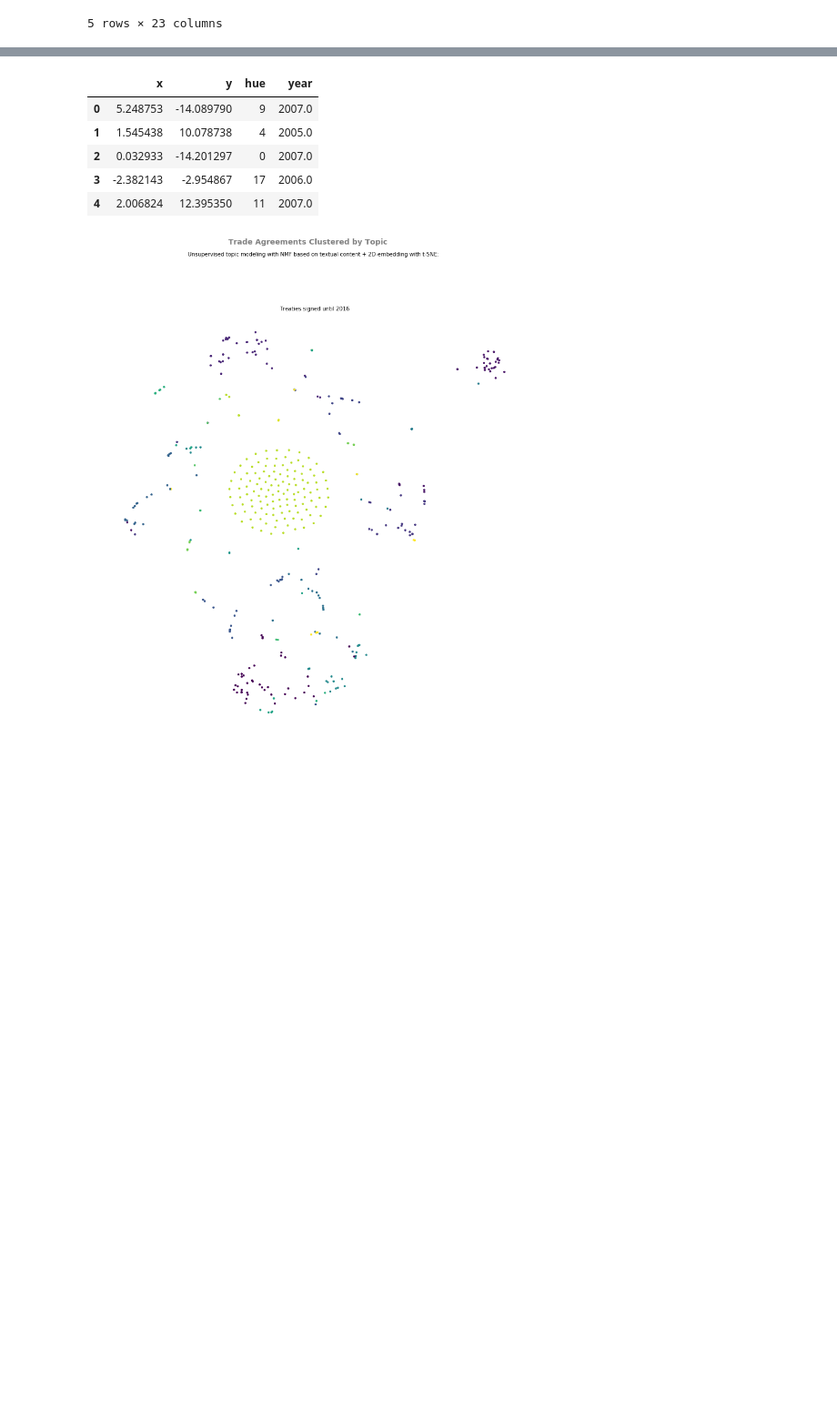
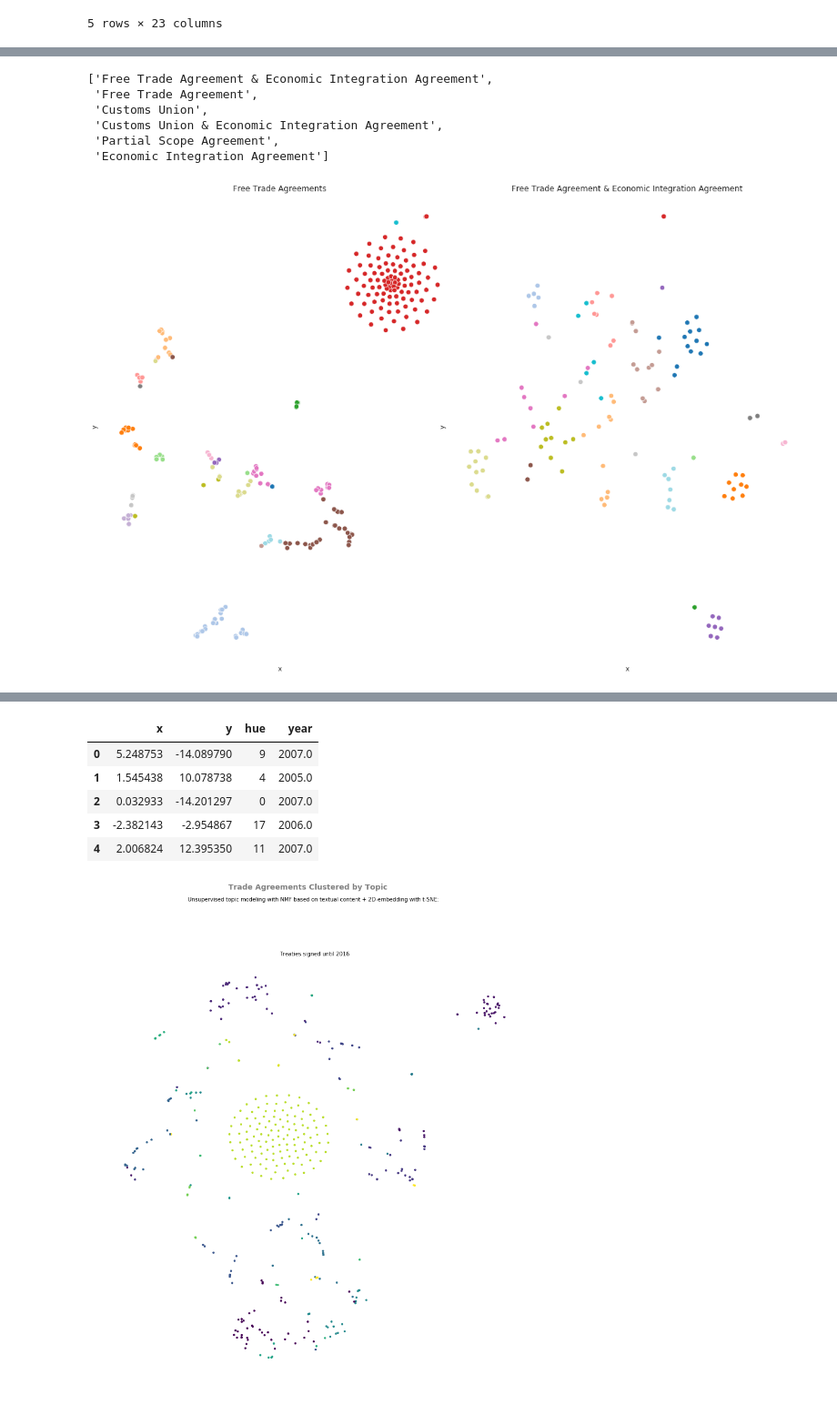
Before and after one commit to OllieFord/DS4D-Trade-Agreement-Project, a Jupyter notebook: Visualisations/DocumentClustering.ipynb, the cells around one changed output, grey strips where cells are left out. Shown: that part at 91% size. Drawn from its saved outputs; the diff is of its cells as text; code cells hidden in the pictures; blank space fills up the shorter version.

Commit message:
Cleaned viz notebooks and created visualisations

```diff
--- a/Visualisations/DocumentClustering.ipynb
+++ b/Visualisations/DocumentClustering.ipynb
@@ -131,7 +132,7 @@ textdf["chapter_number"] = chapter_numbers
 textdf["article_number"] = article_numbers
 textdf["treaty_text"] = treaty_text
 # %%
-with open('alltext.txt', 'w') as f:
-    for item in t_txt:
-        f.write("%s\n" % item)
+# with open('alltext.txt', 'w') as f:
+#     for item in t_txt:
+#         f.write("%s\n" % item)
 # %%
@@ -257,0 +215,9 @@ plt.savefig(f'ToTa_Documents_15_.png', format='png', dpi=200)
+# %%
+list(totadf_emb.type.unique())
+# %% [output]
+['Free Trade Agreement & Economic Integration Agreement',
+ 'Free Trade Agreement',
+ 'Customs Union',
+ 'Customs Union & Economic Integration Agreement',
+ 'Partial Scope Agreement',
+ 'Economic Integration Agreement']
@@ -257,0 +259,37 @@ plt.savefig(f'ToTa_Documents_15_.png', format='png', dpi=200)
+# %%
+# color_list = plt.cm.viridis(np.linspace(0, 1, n_topics))
+
+# legend_list = []
+
+# for i in range(len(topics)):
+#     color = color_list[i]
+#     legend_list.append(mpatches.Ellipse((0, 0), 1, 1, fc=color))
+sns.set_style("white")
+fig, axs = plt.subplots(1,2,figsize=(19, 13), facecolor='w', edgecolor='k')
+fig.subplots_adjust(hspace = .1, wspace=0)
+
+# for year, idx in zip([2016], range(1)):
+
+#     tsne_embedding.to_csv("year_full.csv", sep=",")
+size = 56
+ax1 = sns.scatterplot(data=FTA,x='x',y='y',s=size,hue='hue', palette='tab20', ax=axs[0], label="Free Trade Agreements")
+ax2 = sns.scatterplot(data=FTA_,x='x',y='y',s=size,hue='hue', palette='tab20', ax=axs[1], label="Free Trade Agreement & Economic Integration Agreement")
+
+# axs.set_title('Treaties signed until {}'.format(year),**{'fontsize':'10'})
+
+sns.despine(left=True, bottom=True)
+ax1.set(yticklabels=[])
+ax2.set(yticklabels=[])
+ax1.set(xticklabels=[])
+ax2.set(xticklabels=[])
+
+ax1.set_title("Free Trade Agreements")
+ax2.set_title("Free Trade Agreement & Economic Integration Agreement")
+
+ax1.legend_.remove()
+ax2.legend_.remove()
+# fig.legend(legend_list, topics, loc=(0.2,0.89), ncol=5)
+
+plt.savefig('MOCUP.png', format='png', dpi=100, transparent=True)
+# %% [output]
+[figure, added]
```
Also changed, not shown: parts of 8 cells of this notebook, 7 other files.
